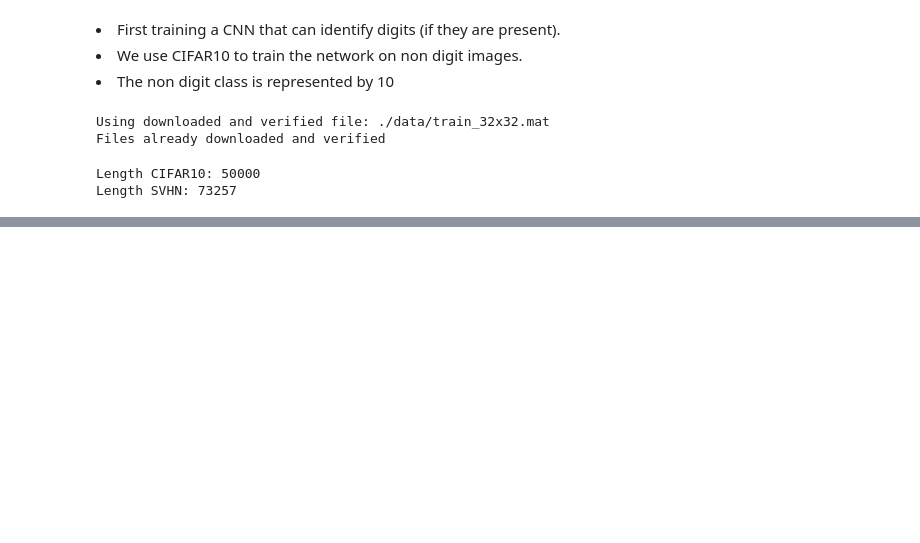
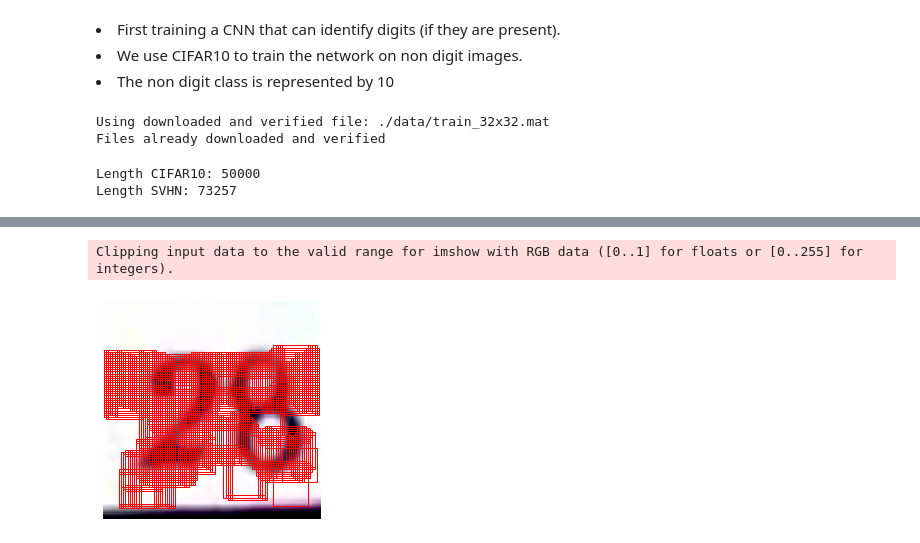
Before and after one commit to JulesBelveze/pytorch-tutorial-computer-vision, a Jupyter notebook: digits_detection/digit_recognizer.ipynb, the cells around one changed output, grey strips where cells are left out. Cells and saved outputs as stored; diff of their text form; code cells hidden in the pictures; blank space fills up the shorter version.

```diff
--- a/digits_detection/digit_recognizer.ipynb
+++ b/digits_detection/digit_recognizer.ipynb
@@ -172,9 +202,7 @@ class SVHN_(torch.utils.data.Dataset):
     def __getitem__(self, idx):
         'Generates one sample of data'
         image_path = self.image_paths[idx]
-
         image = Image.open(image_path)
-        c = os.path.split(os.path.split(image_path)[0])[1]
         X = self.transform(image)
         return X
 # %%
@@ -194,0 +347,13 @@ SVHN_test_loader = DataLoader(SVHN_test, batch_size=batch_size, shuffle=True, nu
+# %%
+fig, ax = plt.subplots(1)
+
+ax.imshow(np.swapaxes(np.swapaxes(image.numpy(), 0, 2), 0, 1))
+ax.axis("off")
+
+for elt in coord_:
+    x_left, x_right, y_top, y_bottom = elt
+    rect = patches.Rectangle((x_left,y_top),32,32,linewidth=1,edgecolor='r',facecolor='none')
+    ax.add_patch(rect)
+# %% [output]
+Clipping input data to the valid range for imshow with RGB data ([0..1] for floats or [0..255] for integers).
+[figure, added]
```
Also changed, not shown: parts of 20 cells of this notebook.
